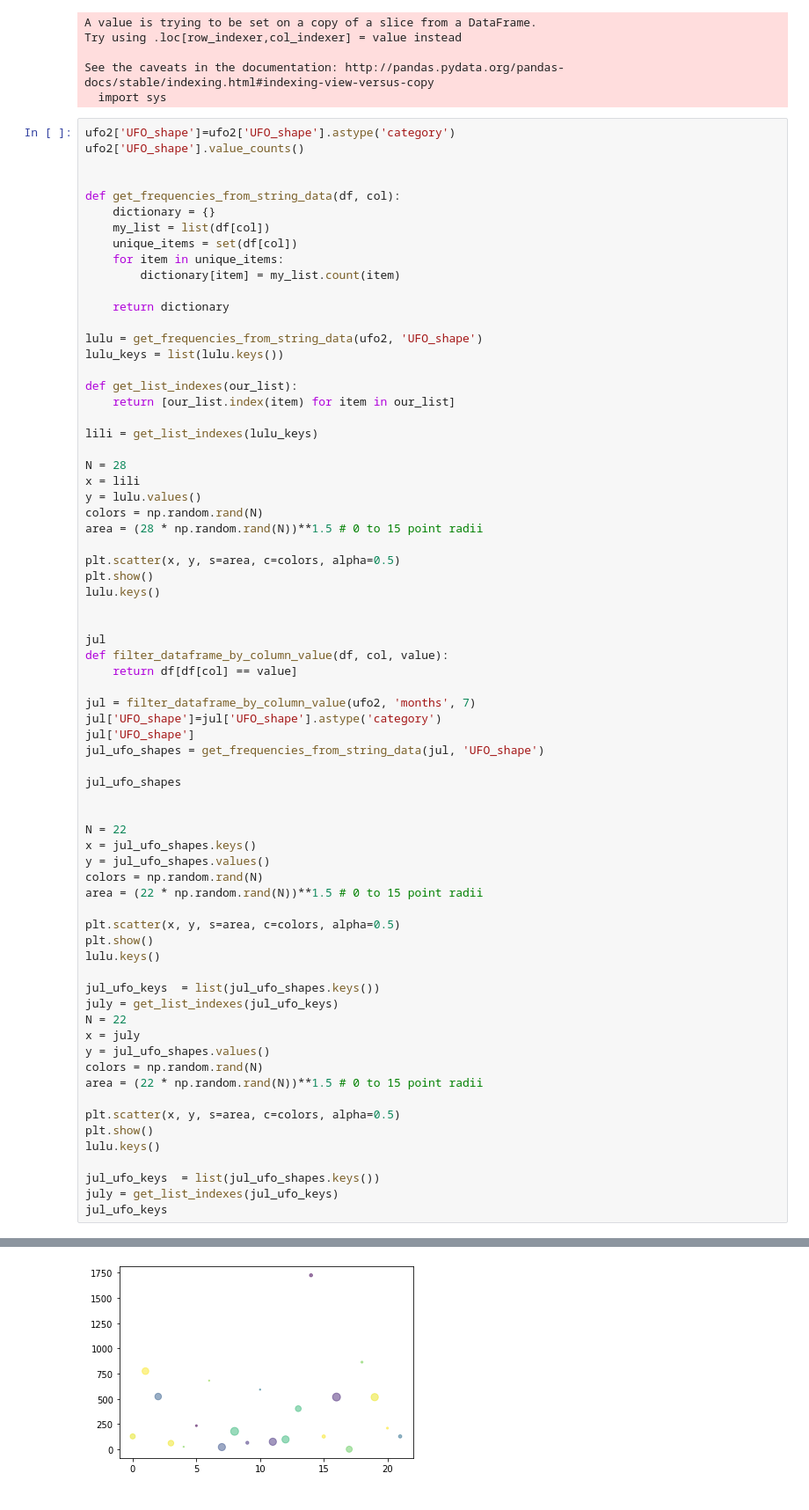
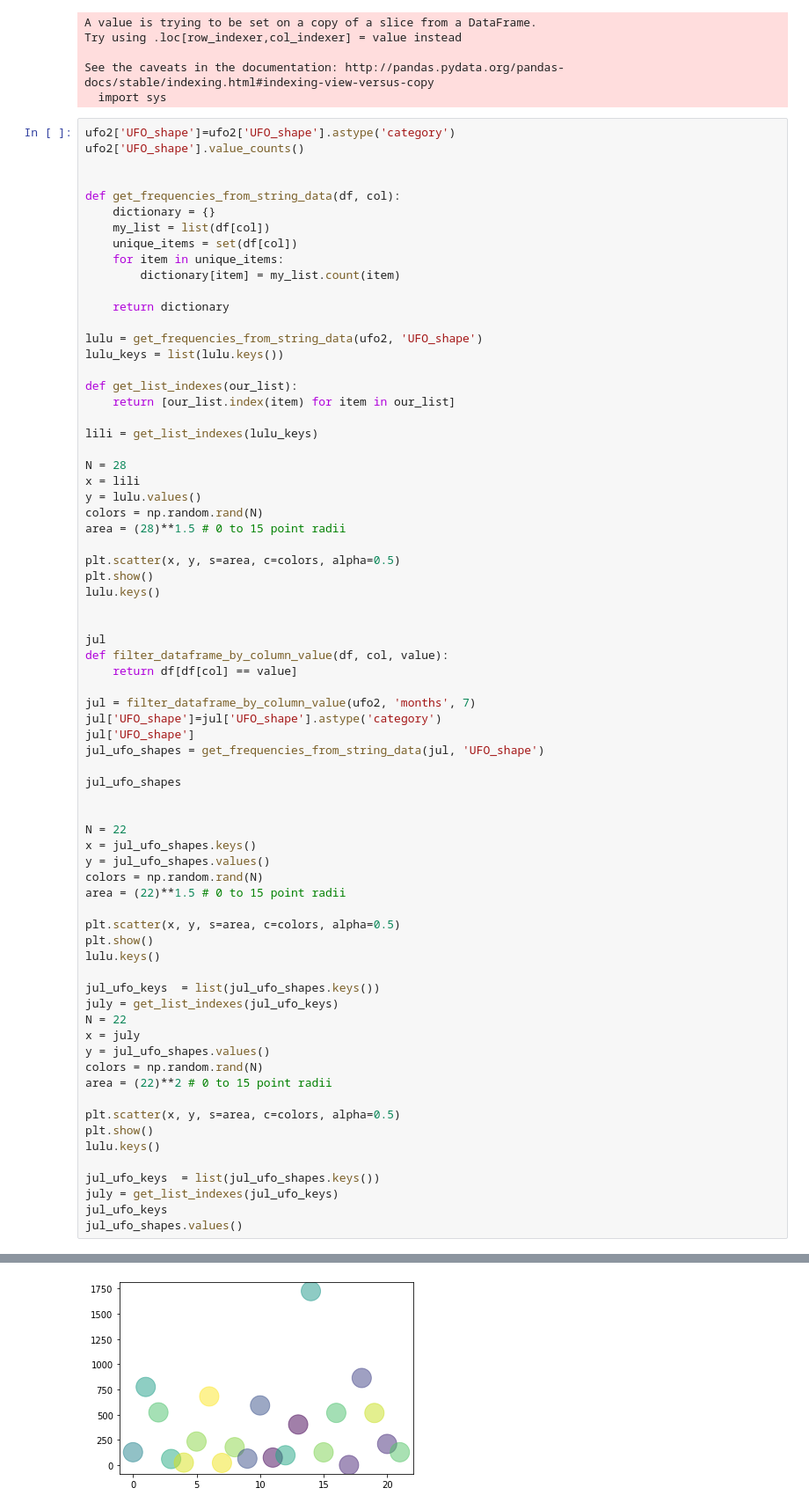
Before and after one commit to JavierLuna/data-labs, a Jupyter notebook: module-1/pipelines-project/your-code/ufo_analysis.ipynb, the cells around one changed output, grey strips where cells are left out. Shown: that part at 88% size. Cells and saved outputs as stored; diff of their text form.

```diff
--- a/module-1/pipelines-project/your-code/ufo_analysis.ipynb
+++ b/module-1/pipelines-project/your-code/ufo_analysis.ipynb
@@ -435,7 +393,7 @@ N = 28
 x = lili
 y = lulu.values()
 colors = np.random.rand(N)
-area = (28 * np.random.rand(N))**1.5 # 0 to 15 point radii
+area = (28)**1.5 # 0 to 15 point radii
 
 plt.scatter(x, y, s=area, c=colors, alpha=0.5)
 plt.show()
@@ -458,7 +416,7 @@ N = 22
 x = jul_ufo_shapes.keys()
 y = jul_ufo_shapes.values()
 colors = np.random.rand(N)
-area = (22 * np.random.rand(N))**1.5 # 0 to 15 point radii
+area = (22)**1.5 # 0 to 15 point radii
 
 plt.scatter(x, y, s=area, c=colors, alpha=0.5)
 plt.show()
@@ -470,7 +428,7 @@ N = 22
 x = july
 y = jul_ufo_shapes.values()
 colors = np.random.rand(N)
-area = (22 * np.random.rand(N))**1.5 # 0 to 15 point radii
+area = (22)**2 # 0 to 15 point radii
 
 plt.scatter(x, y, s=area, c=colors, alpha=0.5)
 plt.show()
@@ -479,4 +437,5 @@ lulu.keys()
 jul_ufo_keys  = list(jul_ufo_shapes.keys())
 july = get_list_indexes(jul_ufo_keys)
 jul_ufo_keys
+jul_ufo_shapes.values()
 # %% [output]
@@ -489 +448 @@ See the caveats in the documentation: http://pandas.pydata.org/pandas-docs/stabl
-[figure, old version]
+[figure, new version]
```
Also changed, not shown: parts of 10 cells of this notebook.
